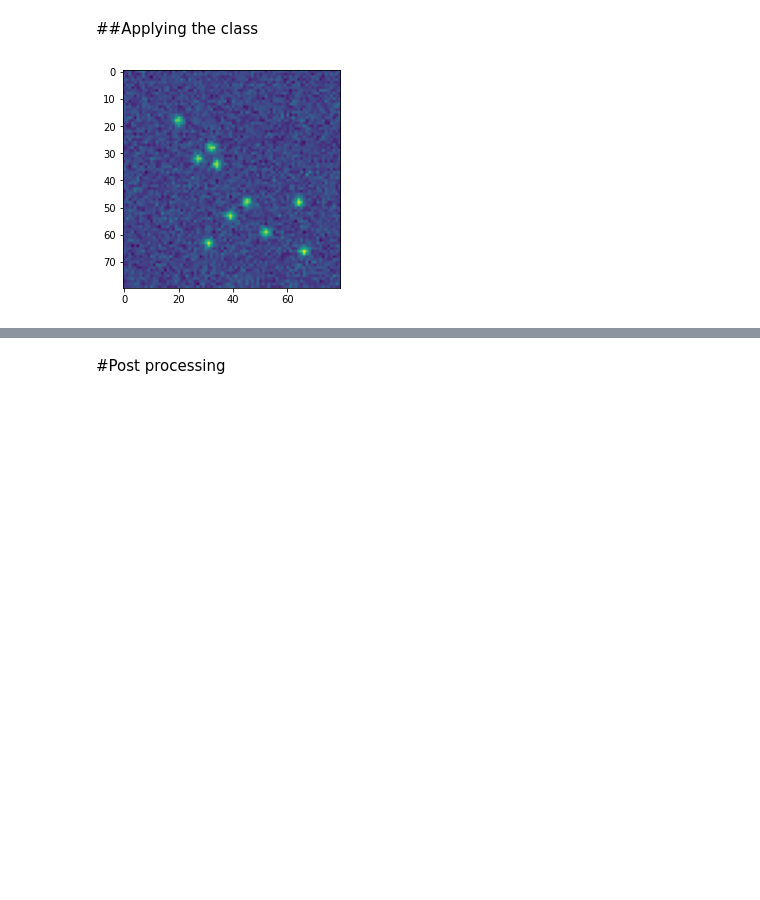
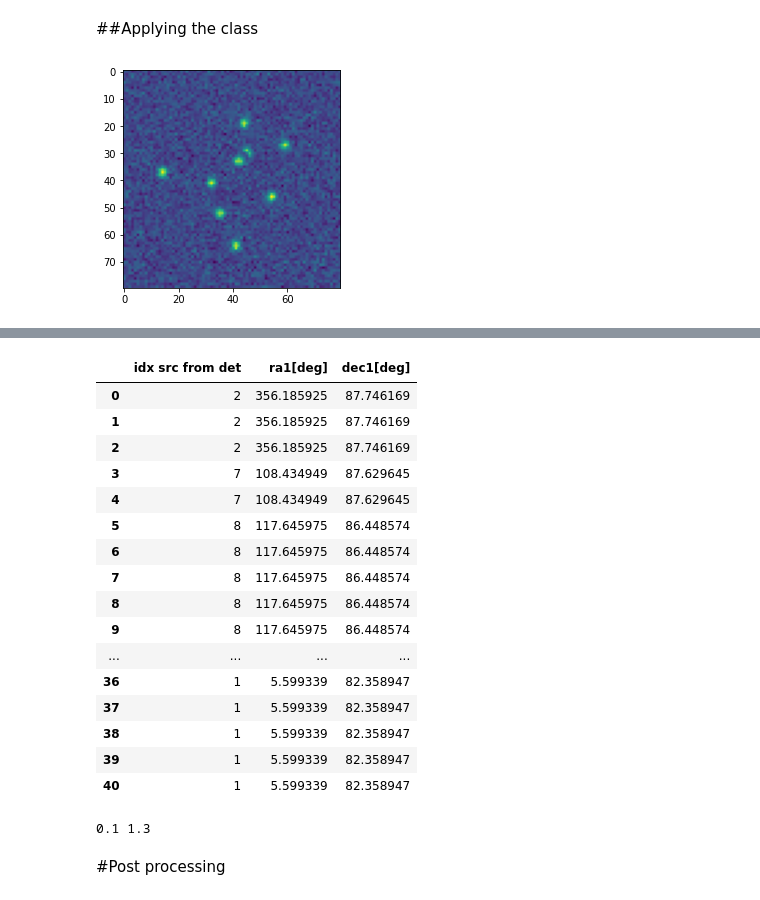
Before and after one commit to ali7amie/Tianlai, a Jupyter notebook: source_finder.ipynb, the cells around one changed output, grey strips where cells are left out. Drawn from its saved outputs; the diff is of its cells as text; code cells hidden in the pictures; blank space fills up the shorter version.

```diff
--- a/source_finder.ipynb
+++ b/source_finder.ipynb
@@ -721,6 +721,7 @@ import pixel2world
 import convert_map_index
 import convolution_maps
 import detection_criteria
+import cross_matching
 import sys
 
 
@@ -766,7 +767,7 @@ class src_finder:
     '''
 
 
-    def __init__(self,use,detection_kernels_size,n,aperture,fits_filename,map_size,map_resolution,projection_center,noise,src_number,src_size,src_std,flux,freq):
+    def __init__(self,use,detection_kernels_size,n,aperture,fits_filename,map_size,map_resolution,projection_center,noise,src_number,src_size,src_std,flux,freq,matching_aperture,max_distance):
 
         self.use = use
         self.detection_kernels_size = detection_kernels_size
@@ -781,6 +782,8 @@ class src_finder:
         self.src_std = src_std
         self.flux = flux
         self.freq = freq
+        self.matching_aperture = matching_aperture
+        self.max_distance = max_distance
 
         if self.use == 'python':
             self.simulation=create_map.create_map(self.map_size,self.src_number,self.src_size,self.src_std,self.flux,self.noise,self.freq,self.map_resolution,self.projection_center)
@@ -1008,6 +1011,15 @@ class src_finder:
         detection_dataframe=pd.DataFrame(detection_catalog,columns=['ra[deg]','dec[deg]','horizontal coor','vertical coor','vertical center','horizontal center','flux [K]','flux[Jy]'])
         sorter=np.flip(np.argsort(detection_dataframe['dec[deg]']))
         self.sorted_detection_dataframe = detection_dataframe.iloc[sorter]
+
+        #matching the two catalogs
+        self.matching_results = cross_matching.cross_matching(self.sorted_detection_dataframe[['ra[deg]', 'dec[deg]', 'flux[Jy]']], self.simulation[1][['ra[deg]', 'dec[deg]', 'flux[Jy]']],self.matching_aperture,self.max_distance)
+
+        #compute efficiency
+        self.efficiency = len(self.matching_results[0])/len(self.simulation[1])
+
+        #compute spurious detection
+        self.spurious_detection = ( len(self.sorted_detection_dataframe) - len(self.matching_results[0]) )/len(self.sorted_detection_dataframe[1])
 # %%
 
     def plot(self):
@@ -1015,24 +1029,29 @@ class src_finder:
 # %% [markdown]
 ##Applying the class
 # %%
-import src_finder
 import importlib
 importlib.reload(src_finder)
 
 
 #create an instance: maps simulated with python
-a=src_finder.src_finder(use='python',detection_kernels_size=(3,5,7),n=1,aperture=(3,3),fits_filename='',map_size=80,map_resolution=18,projection_center=(180,90),noise=0.001,src_number=10,src_size=7,src_std=1.2,flux=1,freq=1300*10**6)
+a=src_finder.src_finder(use='python',detection_kernels_size=(3,5,7),n=1,aperture=(3,3),fits_filename='',map_size=80,map_resolution=18,projection_center=(180,90),noise=0.001,src_number=10,src_size=7,src_std=1.2,flux=1,freq=1300*10**6, matching_aperture=1.5 , max_distance=0.8)
 
 #the map
 plt.figure()
 plt.imshow(a.rectmap)
 plt.show()
 
 #the simulation dataframe
 display(a.simulation[1])
 
 #the detection dataframe
 display(a.sorted_detection_dataframe)
+
+display(a.matching_results[0])
+
+display(a.matching_results[1])
+
+print(a.efficiency,a.spurious_detection)
 # %% [output]
-[figure, old version]
+[figure, new version]
 |  | ra[deg] | dec[deg] | vertical coor[pixel] | horizontal coor[pixel] | vertical center | horizontal center | ... |
@@ -1063,3 +1085,21 @@ display(a.sorted_detection_dataframe)
+|  | idx src from det | ra1[deg] | dec1[deg] |
+| 0 | 2 | 356.185925 | 87.746169 |
+| 1 | 2 | 356.185925 | 87.746169 |
+| 2 | 2 | 356.185925 | 87.746169 |
+| 3 | 7 | 108.434949 | 87.629645 |
+| 4 | 7 | 108.434949 | 87.629645 |
+| 5 | 8 | 117.645975 | 86.448574 |
+| 6 | 8 | 117.645975 | 86.448574 |
+| 7 | 8 | 117.645975 | 86.448574 |
+| 8 | 8 | 117.645975 | 86.448574 |
+| 9 | 8 | 117.645975 | 86.448574 |
+| ... | ... | ... | ... |
+| 36 | 1 | 5.599339 | 82.358947 |
+| 37 | 1 | 5.599339 | 82.358947 |
+| 38 | 1 | 5.599339 | 82.358947 |
+| 39 | 1 | 5.599339 | 82.358947 |
+| 40 | 1 | 5.599339 | 82.358947 |
+0.1 1.3
 # %% [markdown]
 #Post processing
 # %%
```
Also changed, not shown: parts of 18 cells of this notebook.
